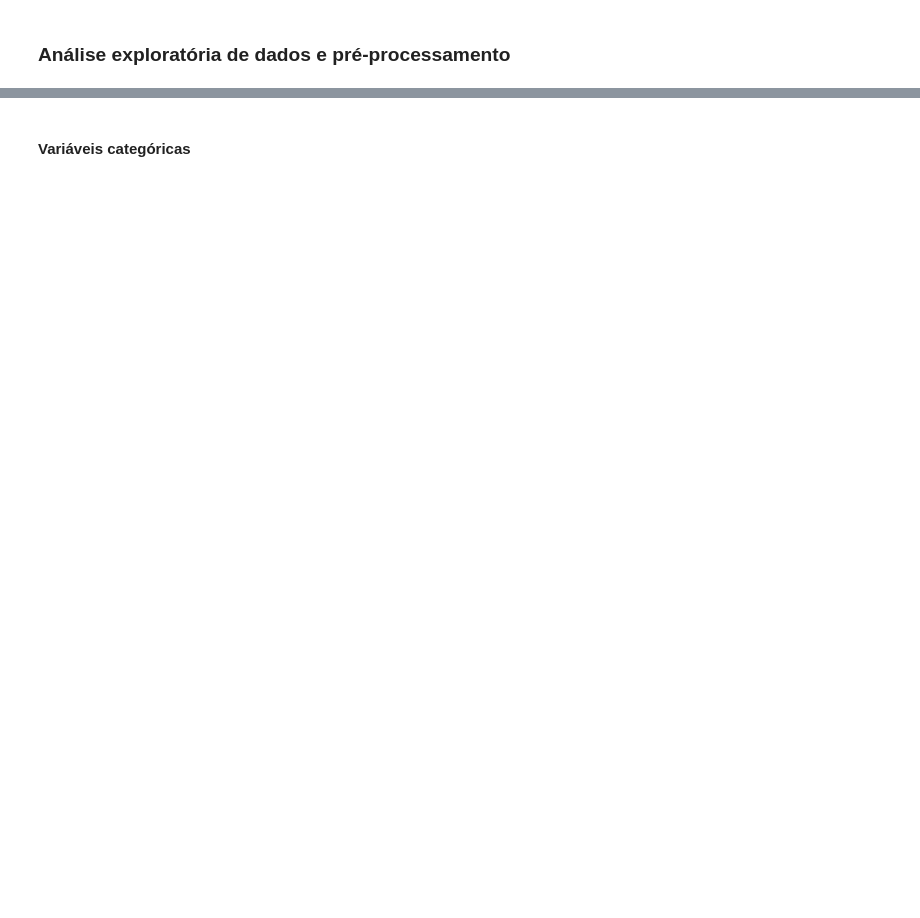
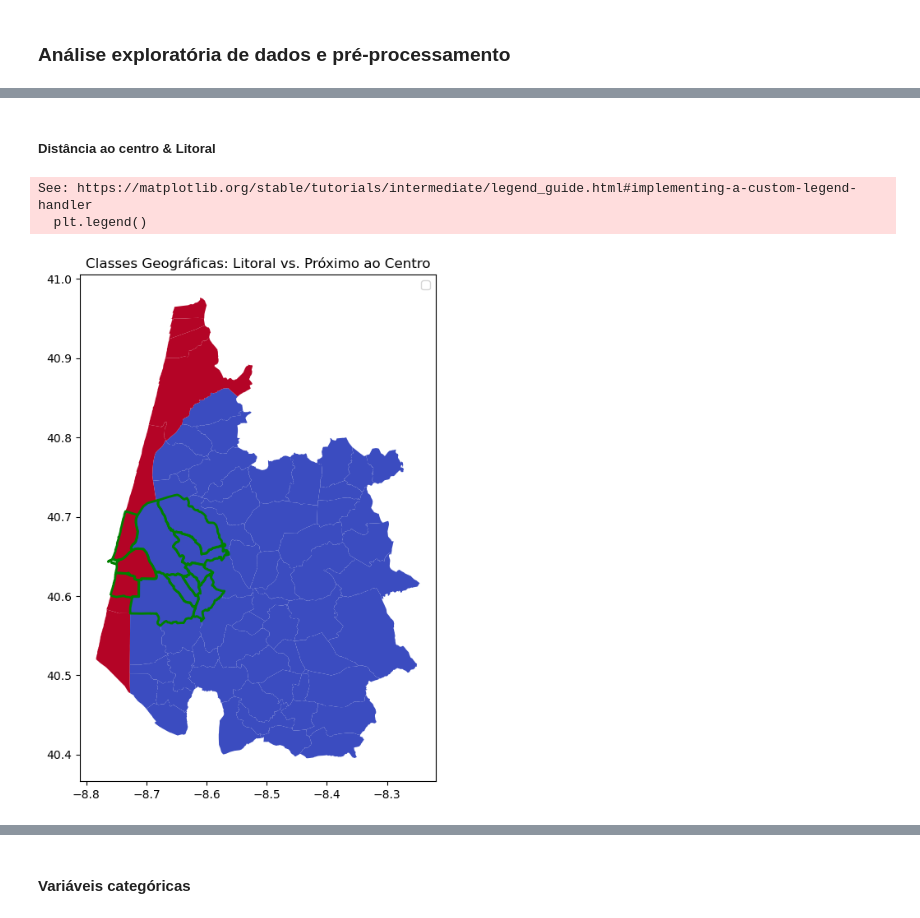
Before and after one commit to wpegorin/projETE2425, a Jupyter notebook: notebooks/HW02_Ana_Filipa_Willian.ipynb, the cells around one changed output, grey strips where cells are left out. Drawn from its saved outputs; the diff is of its cells as text; code cells hidden in the pictures; blank space fills up the shorter version.

```diff
--- a/notebooks/HW02_Ana_Filipa_Willian.ipynb
+++ b/notebooks/HW02_Ana_Filipa_Willian.ipynb
@@ -1051,0 +704,26 @@ fig.show()
+# %% [markdown]
+##### Distância ao centro & Litoral
+# %%
+fig, ax = plt.subplots(figsize=(10, 8))
+freguesias.plot(
+    ax=ax,
+    column='litoral',
+    legend=True,
+    cmap='coolwarm',
+    categorical=True,
+    legend_kwds={'title': "Zonas Litoral", 'labels': ["Não", "Sim"]}
+)
+freguesias[freguesias['proximo_centro'] == 1].plot(
+    ax=ax,
+    color='none',
+    edgecolor='green',
+    linewidth=2,
+    label="Próximo ao Centro"
+)
+plt.title("Classes Geográficas: Litoral vs. Próximo ao Centro")
+plt.legend()
+plt.show()
+# %% [output]
+See: https://matplotlib.org/stable/tutorials/intermediate/legend_guide.html#implementing-a-custom-legend-handler
+  plt.legend()
+[figure, added]
```
Also changed, not shown: parts of 200 cells of this notebook.
